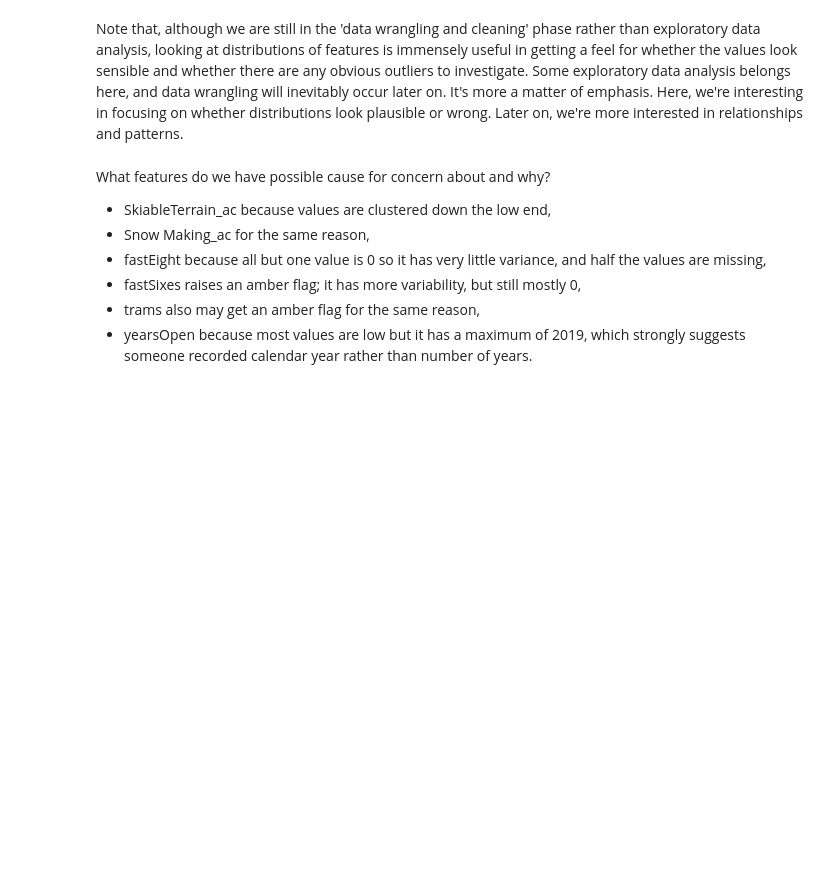
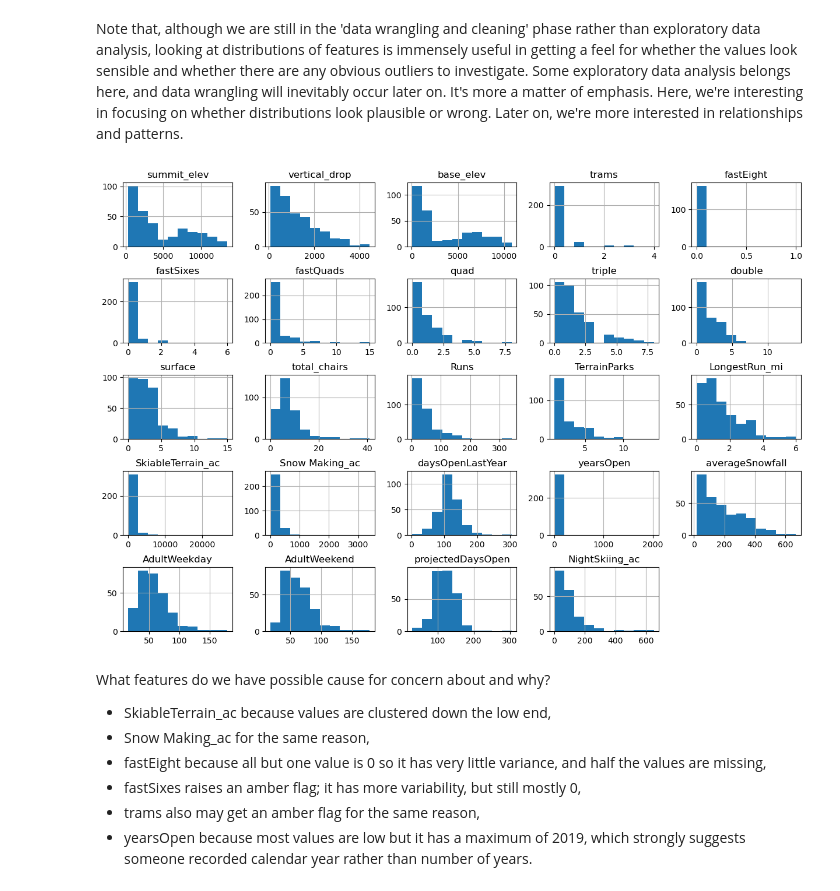
Before and after one commit to BrettlyCD/DataScienceGuidedCapstone, a Jupyter notebook: Notebooks/02_data_wrangling.ipynb, the cells around one changed output. Cells and saved outputs as stored; diff of their text form; code cells hidden in the pictures; blank space fills up the shorter version.

```diff
--- a/Notebooks/02_data_wrangling.ipynb
+++ b/Notebooks/02_data_wrangling.ipynb
@@ -492,12 +522,14 @@ Note that, although we are still in the 'data wrangling and cleaning' phase rath
 # %%
 #Code task 18#
 #Call ski_data's `hist` method to plot histograms of each of the numeric features
 #Try passing it an argument figsize=(15,10)
 #Try calling plt.subplots_adjust() with an argument hspace=0.5 to adjust the spacing
 #It's important you create legible and easy-to-read plots
-ski_data.___(___)
-#plt.subplots_adjust(hspace=___);
+ski_data.hist(figsize=(15,10))
+plt.subplots_adjust(hspace=0.5);
 #Hint: notice how the terminating ';' "swallows" some messy output and leads to a tidier notebook
+# %% [output]
+[figure, added]
 # %% [markdown]
 What features do we have possible cause for concern about and why?
 
```
Also changed, not shown: parts of 16 cells of this notebook.
